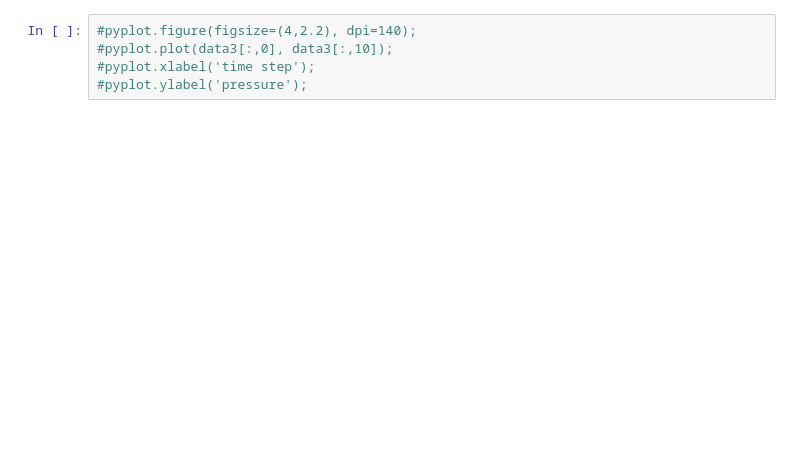
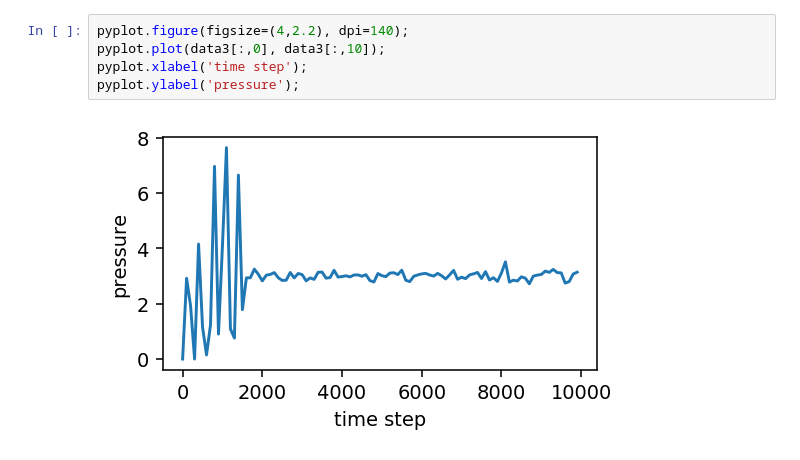
Before and after one commit to emmanuellfc/molecular_dynamics, a Jupyter notebook: Rigid Rods with NPT Integration.ipynb, the cells around one changed output. Saved outputs shown, nothing was run; the diff lists cells and outputs as text; blank space fills up the shorter version.

```diff
--- a/Rigid Rods with NPT Integration.ipynb
+++ b/Rigid Rods with NPT Integration.ipynb
@@ -315,6 +430,8 @@ log = hoomd.analyze.log(filename="log-output4.log",
 # %%
-#pyplot.figure(figsize=(4,2.2), dpi=140);
-#pyplot.plot(data3[:,0], data3[:,10]);
-#pyplot.xlabel('time step');
-#pyplot.ylabel('pressure');
+pyplot.figure(figsize=(4,2.2), dpi=140);
+pyplot.plot(data3[:,0], data3[:,10]);
+pyplot.xlabel('time step');
+pyplot.ylabel('pressure');
+# %% [output]
+[figure, added]
 # %%
```
Also changed, not shown: parts of 17 cells of this notebook.
